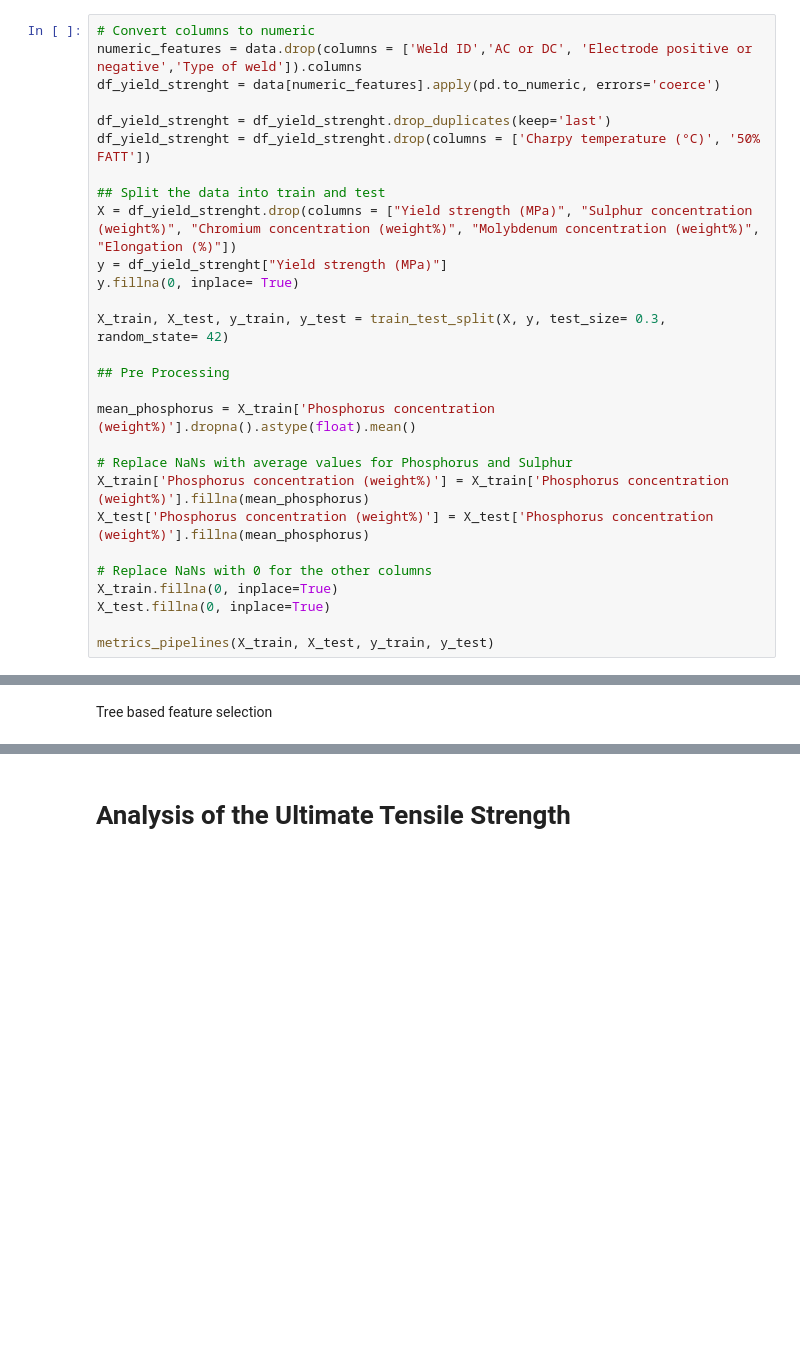
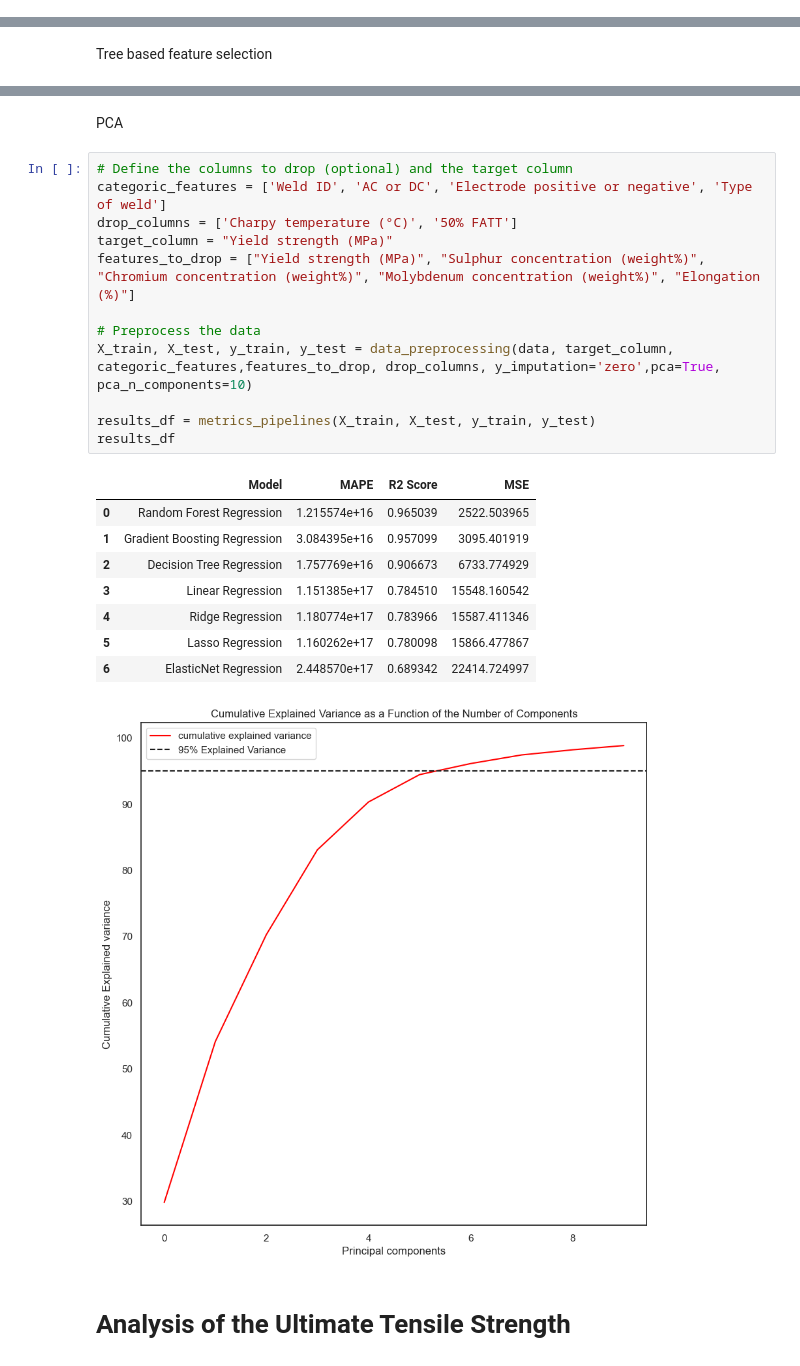
Before and after one commit to LucasTramonte/Welding-Quality-Prediction, a Jupyter notebook: main.ipynb, the cells around one changed output, grey strips where cells are left out. Drawn from its saved outputs; the diff is of its cells as text; blank space fills up the shorter version.

```diff
--- a/main.ipynb
+++ b/main.ipynb
@@ -487,28 +289,0 @@ def metrics_pipelines(X_train, X_test, y_train, y_test):
-# %%
-# Convert columns to numeric
-numeric_features = data.drop(columns = ['Weld ID','AC or DC', 'Electrode positive or negative','Type of weld']).columns
-df_yield_strenght = data[numeric_features].apply(pd.to_numeric, errors='coerce')
-
-df_yield_strenght = df_yield_strenght.drop_duplicates(keep='last')
-df_yield_strenght = df_yield_strenght.drop(columns = ['Charpy temperature (°C)', '50% FATT'])
-
-## Split the data into train and test
-X = df_yield_strenght.drop(columns = ["Yield strength (MPa)", "Sulphur concentration (weight%)", "Chromium concentration (weight%)", "Molybdenum concentration (weight%)", "Elongation (%)"])
-y = df_yield_strenght["Yield strength (MPa)"]
-y.fillna(0, inplace= True)
-
-X_train, X_test, y_train, y_test = train_test_split(X, y, test_size= 0.3, random_state= 42)
-
-## Pre Processing
-
-mean_phosphorus = X_train['Phosphorus concentration (weight%)'].dropna().astype(float).mean()
-
-# Replace NaNs with average values for Phosphorus and Sulphur
-X_train['Phosphorus concentration (weight%)'] = X_train['Phosphorus concentration (weight%)'].fillna(mean_phosphorus)
-X_test['Phosphorus concentration (weight%)'] = X_test['Phosphorus concentration (weight%)'].fillna(mean_phosphorus)
-
-# Replace NaNs with 0 for the other columns
-X_train.fillna(0, inplace=True)
-X_test.fillna(0, inplace=True)
-
-metrics_pipelines(X_train, X_test, y_train, y_test)
@@ -756,3 +543,27 @@ Feature ranking:
+# %% [markdown]
+PCA
+# %%
+# Define the columns to drop (optional) and the target column
+categoric_features = ['Weld ID', 'AC or DC', 'Electrode positive or negative', 'Type of weld']
+drop_columns = ['Charpy temperature (°C)', '50% FATT']
+target_column = "Yield strength (MPa)"
+features_to_drop = ["Yield strength (MPa)", "Sulphur concentration (weight%)", "Chromium concentration (weight%)", "Molybdenum concentration (weight%)", "Elongation (%)"]
+
+# Preprocess the data
+X_train, X_test, y_train, y_test = data_preprocessing(data, target_column, categoric_features,features_to_drop, drop_columns, y_imputation='zero',pca=True, pca_n_components=10)
+
+results_df = metrics_pipelines(X_train, X_test, y_train, y_test)
+results_df
+# %% [output]
+|  | Model | MAPE | R2 Score | MSE |
+| 0 | Random Forest Regression | 1.215574e+16 | 0.965039 | 2522.503965 |
+| 1 | Gradient Boosting Regression | 3.084395e+16 | 0.957099 | 3095.401919 |
+| 2 | Decision Tree Regression | 1.757769e+16 | 0.906673 | 6733.774929 |
+| 3 | Linear Regression | 1.151385e+17 | 0.784510 | 15548.160542 |
+| 4 | Ridge Regression | 1.180774e+17 | 0.783966 | 15587.411346 |
+| 5 | Lasso Regression | 1.160262e+17 | 0.780098 | 15866.477867 |
+| 6 | ElasticNet Regression | 2.448570e+17 | 0.689342 | 22414.724997 |
+[figure, added]
 # %% [markdown]
 # Analysis of the Ultimate Tensile Strength
 # %% [markdown]
```
Also changed, not shown: parts of 27 cells of this notebook, 1 other file.
